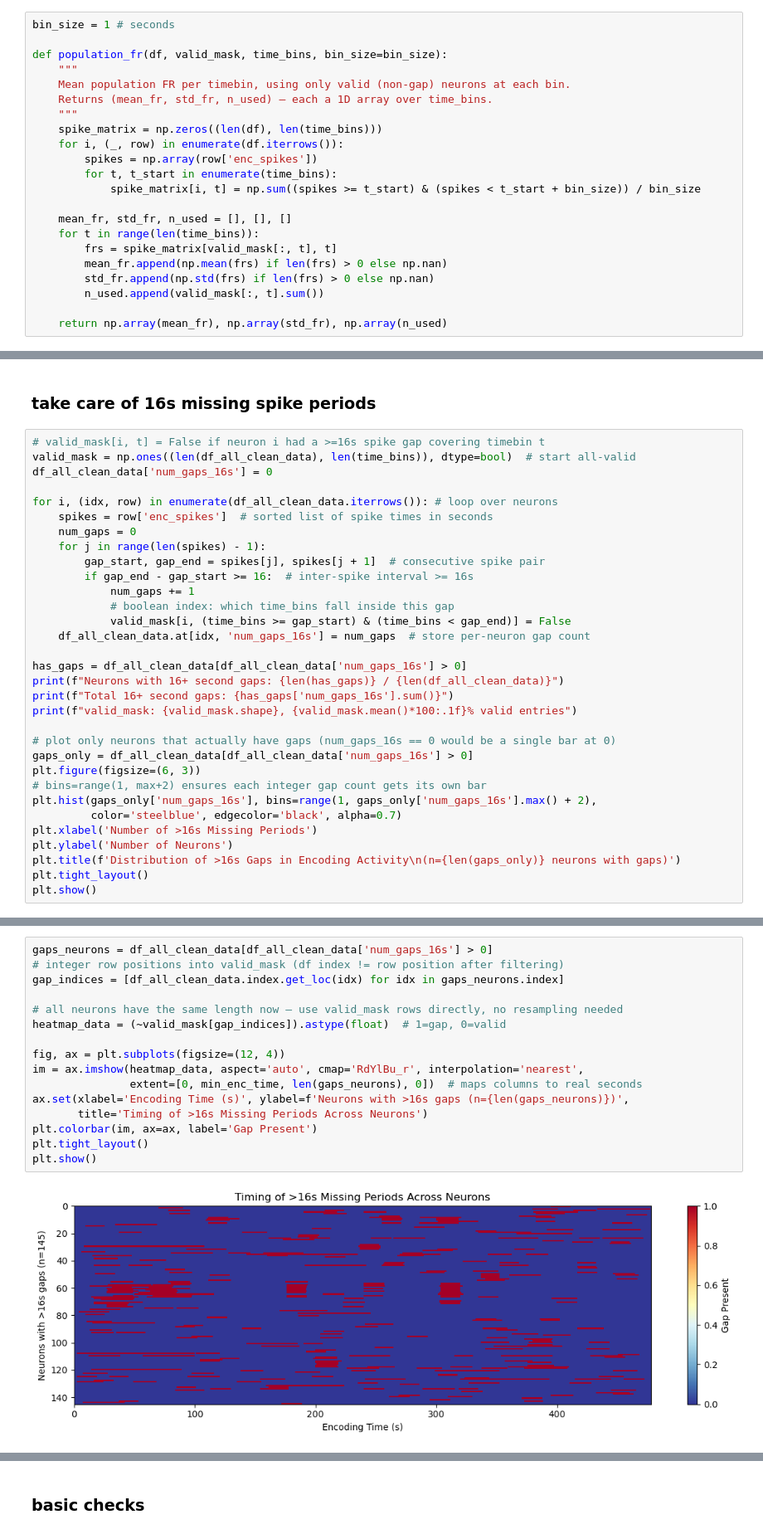
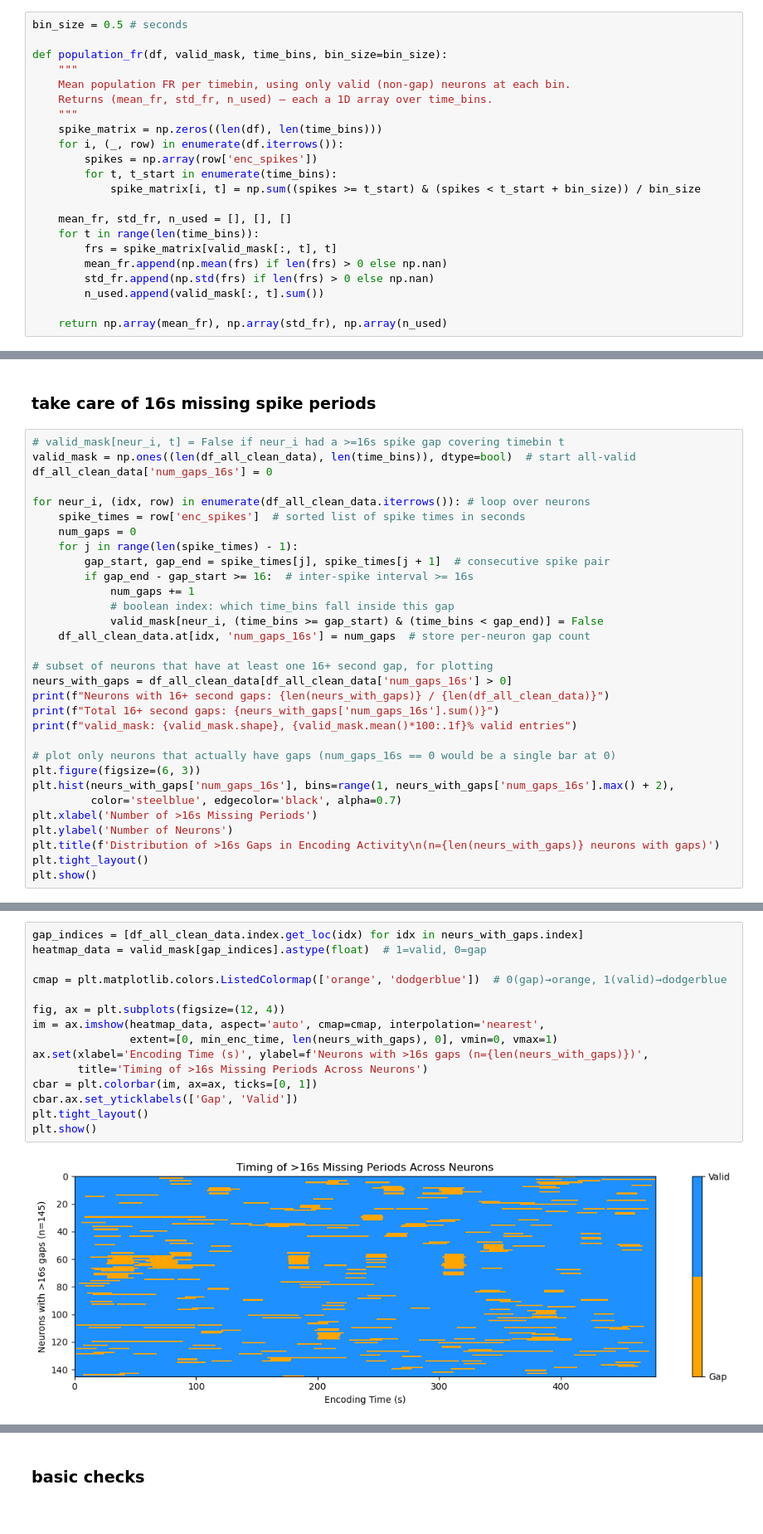
Before and after one commit to siyer7/movie_analysis, a Jupyter notebook: code/organize_data.ipynb, the cells around one changed output, grey strips where cells are left out. Shown at 83% size. Drawn from its saved outputs; the diff is of its cells as text.

```diff
--- a/code/organize_data.ipynb
+++ b/code/organize_data.ipynb
@@ -11,7 +11,7 @@ from convnwb.io import load_nwbfile
 # %% [markdown]
 ### global variables and helper functions
 # %%
-bin_size = 1 # seconds
+bin_size = 0.5 # seconds
 
 def population_fr(df, valid_mask, time_bins, bin_size=bin_size):
     """
@@ -177,35 +177,34 @@ Trimmed enc_duration to min: 478.01962s
 # %% [markdown]
 ### take care of 16s missing spike periods
 # %%
-# valid_mask[i, t] = False if neuron i had a >=16s spike gap covering timebin t
+# valid_mask[neur_i, t] = False if neur_i had a >=16s spike gap covering timebin t
 valid_mask = np.ones((len(df_all_clean_data), len(time_bins)), dtype=bool)  # start all-valid
 df_all_clean_data['num_gaps_16s'] = 0
 
-for i, (idx, row) in enumerate(df_all_clean_data.iterrows()): # loop over neurons
-    spikes = row['enc_spikes']  # sorted list of spike times in seconds
+for neur_i, (idx, row) in enumerate(df_all_clean_data.iterrows()): # loop over neurons
+    spike_times = row['enc_spikes']  # sorted list of spike times in seconds
     num_gaps = 0
-    for j in range(len(spikes) - 1):
-        gap_start, gap_end = spikes[j], spikes[j + 1]  # consecutive spike pair
+    for j in range(len(spike_times) - 1):
+        gap_start, gap_end = spike_times[j], spike_times[j + 1]  # consecutive spike pair
         if gap_end - gap_start >= 16:  # inter-spike interval >= 16s
             num_gaps += 1
             # boolean index: which time_bins fall inside this gap
-            valid_mask[i, (time_bins >= gap_start) & (time_bins < gap_end)] = False
+            valid_mask[neur_i, (time_bins >= gap_start) & (time_bins < gap_end)] = False
     df_all_clean_data.at[idx, 'num_gaps_16s'] = num_gaps  # store per-neuron gap count
 
-has_gaps = df_all_clean_data[df_all_clean_data['num_gaps_16s'] > 0]
-print(f"Neurons with 16+ second gaps: {len(has_gaps)} / {len(df_all_clean_data)}")
-print(f"Total 16+ second gaps: {has_gaps['num_gaps_16s'].sum()}")
+# subset of neurons that have at least one 16+ second gap, for plotting
+neurs_with_gaps = df_all_clean_data[df_all_clean_data['num_gaps_16s'] > 0]
+print(f"Neurons with 16+ second gaps: {len(neurs_with_gaps)} / {len(df_all_clean_data)}")
+print(f"Total 16+ second gaps: {neurs_with_gaps['num_gaps_16s'].sum()}")
 print(f"valid_mask: {valid_mask.shape}, {valid_mask.mean()*100:.1f}% valid entries")
 
 # plot only neurons that actually have gaps (num_gaps_16s == 0 would be a single bar at 0)
-gaps_only = df_all_clean_data[df_all_clean_data['num_gaps_16s'] > 0]
 plt.figure(figsize=(6, 3))
-# bins=range(1, max+2) ensures each integer gap count gets its own bar
-plt.hist(gaps_only['num_gaps_16s'], bins=range(1, gaps_only['num_gaps_16s'].max() + 2),
+plt.hist(neurs_with_gaps['num_gaps_16s'], bins=range(1, neurs_with_gaps['num_gaps_16s'].max() + 2),
          color='steelblue', edgecolor='black', alpha=0.7)
 plt.xlabel('Number of >16s Missing Periods')
 plt.ylabel('Number of Neurons')
-plt.title(f'Distribution of >16s Gaps in Encoding Activity\n(n={len(gaps_only)} neurons with gaps)')
+plt.title(f'Distribution of >16s Gaps in Encoding Activity\n(n={len(neurs_with_gaps)} neurons with gaps)')
 plt.tight_layout()
 plt.show()
 # %% [output]
@@ -215,20 +214,19 @@ valid_mask: (1123, 479), 98.7% valid entries
 [figure]
 # %%
-gaps_neurons = df_all_clean_data[df_all_clean_data['num_gaps_16s'] > 0]
-# integer row positions into valid_mask (df index != row position after filtering)
-gap_indices = [df_all_clean_data.index.get_loc(idx) for idx in gaps_neurons.index]
+gap_indices = [df_all_clean_data.index.get_loc(idx) for idx in neurs_with_gaps.index]
+heatmap_data = valid_mask[gap_indices].astype(float)  # 1=valid, 0=gap
 
-# all neurons have the same length now — use valid_mask rows directly, no resampling needed
-heatmap_data = (~valid_mask[gap_indices]).astype(float)  # 1=gap, 0=valid
+cmap = plt.matplotlib.colors.ListedColormap(['orange', 'dodgerblue'])  # 0(gap)→orange, 1(valid)→dodgerblue
 
 fig, ax = plt.subplots(figsize=(12, 4))
-im = ax.imshow(heatmap_data, aspect='auto', cmap='RdYlBu_r', interpolation='nearest',
-               extent=[0, min_enc_time, len(gaps_neurons), 0])  # maps columns to real seconds
-ax.set(xlabel='Encoding Time (s)', ylabel=f'Neurons with >16s gaps (n={len(gaps_neurons)})',
+im = ax.imshow(heatmap_data, aspect='auto', cmap=cmap, interpolation='nearest',
+               extent=[0, min_enc_time, len(neurs_with_gaps), 0], vmin=0, vmax=1)
+ax.set(xlabel='Encoding Time (s)', ylabel=f'Neurons with >16s gaps (n={len(neurs_with_gaps)})',
        title='Timing of >16s Missing Periods Across Neurons')
-plt.colorbar(im, ax=ax, label='Gap Present')
+cbar = plt.colorbar(im, ax=ax, ticks=[0, 1])
+cbar.ax.set_yticklabels(['Gap', 'Valid'])
 plt.tight_layout()
 plt.show()
 # %% [output]
-[figure, old version]
+[figure, new version]
 # %%
```
Also changed, not shown: parts of 7 cells of this notebook, 6 other files.
